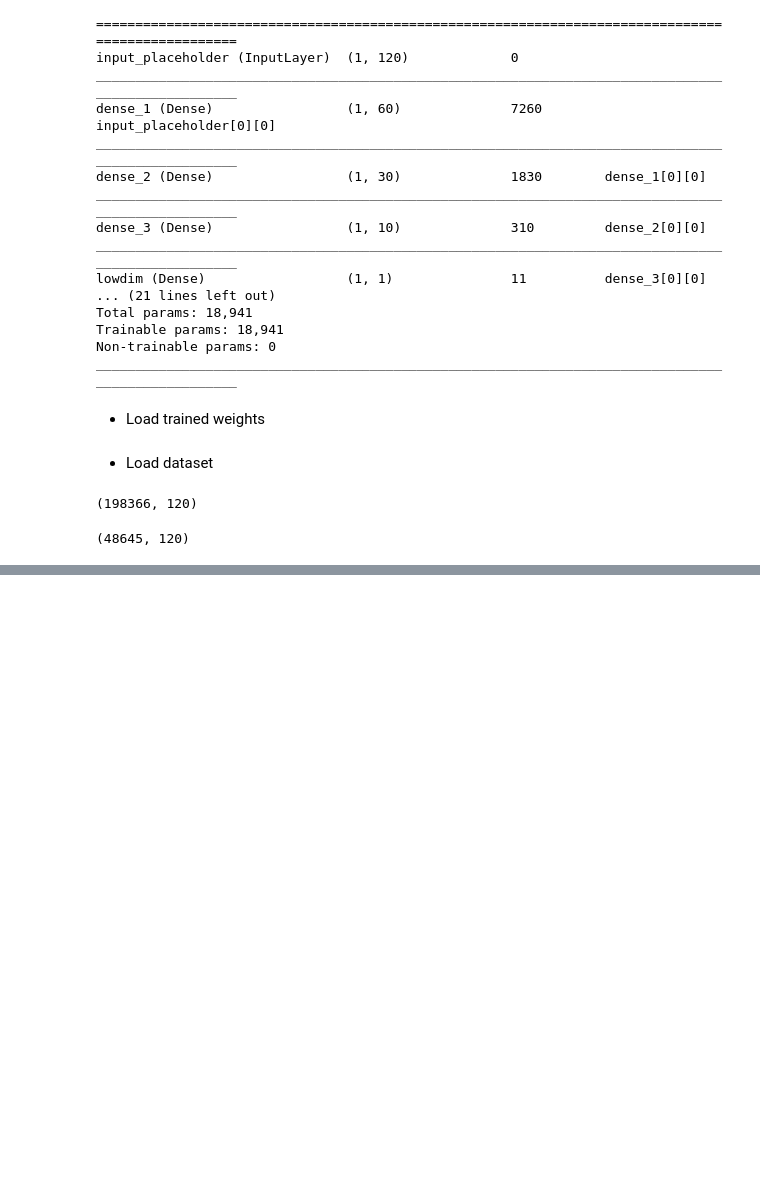
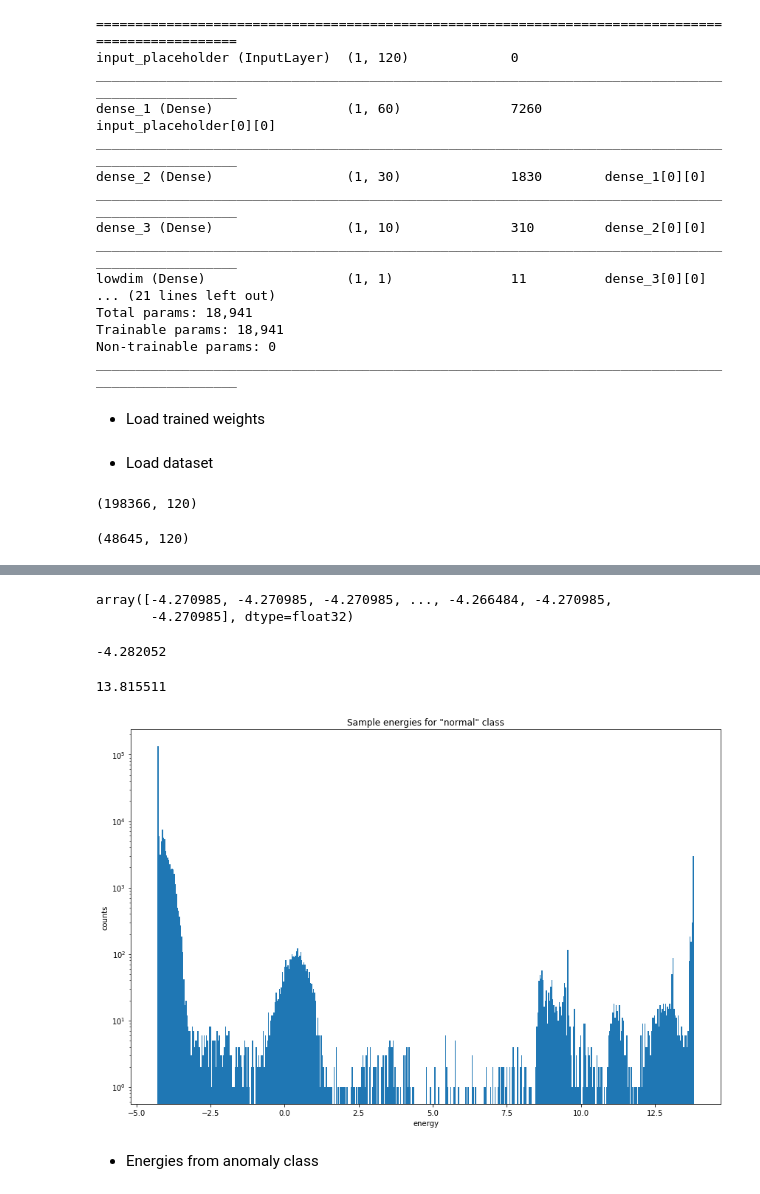
Before and after one commit to cemysf/tum_praktikum, a Jupyter notebook: exercises/test-fullNet_kdd99.ipynb, the cells around one changed output, grey strips where cells are left out. Cells and saved outputs as stored; diff of their text form; code cells hidden in the pictures; blank space fills up the shorter version.

Commit message:
test predictions and calculate metrics

```diff
--- a/exercises/test-fullNet_kdd99.ipynb
+++ b/exercises/test-fullNet_kdd99.ipynb
@@ -248,3 +255,3 @@ anomaly_data.shape
 # %%
-eval_net.predict(normal_data[-100:], batch_size=1, verbose=1)
+energies_normal = eval_net.predict(normal_data, batch_size=1, verbose=1)
 # %% [output]
@@ -268,0 +259,29 @@ array([13.815511 , 13.815511 , 13.815511 , 13.815511 ,  3.368639 ,
+# %%
+energies_normal
+# %% [output]
+array([-4.270985, -4.270985, -4.270985, ..., -4.266484, -4.270985,
+       -4.270985], dtype=float32)
+# %%
+energies_normal.min()
+# %% [output]
+-4.282052
+# %%
+energies_normal.max()
+# %% [output]
+13.815511
+# %%
+hist_bins = 500
+# %%
+plt.hist(energies_normal, bins=hist_bins, log=True)
+
+plt.title("Sample energies for \"normal\" class")
+plt.xlabel("energy")
+plt.ylabel("counts")
+plt.tight_layout()
+
+filename = timestamp + "-normalHist_bins{}.png".format(hist_bins)
+plt.savefig(filename)
+# %% [output]
+[figure, added]
+# %% [markdown]
+- Energies from anomaly class
```
Also changed, not shown: parts of 40 cells of this notebook.
